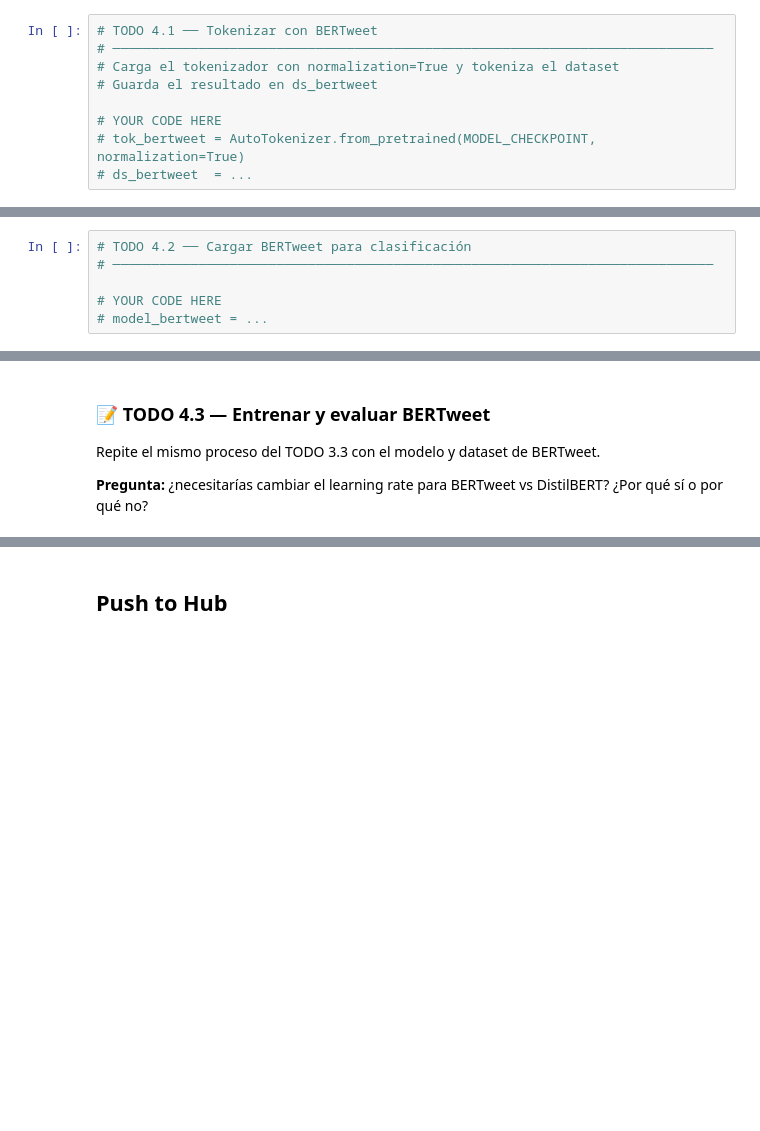
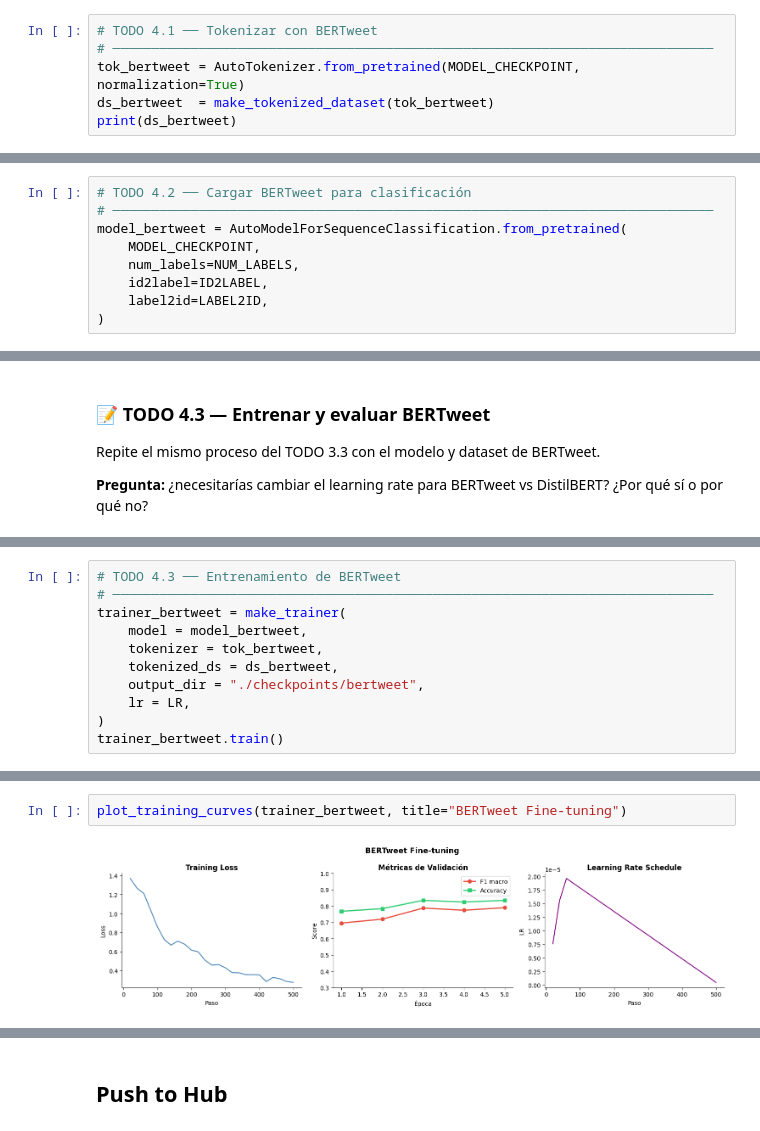
Before and after one commit to mjbernalv/deep-learning-mjbv-20261, a Jupyter notebook: Workshop 4 - NLP/tweeteval-part-4-bertweet.ipynb, the cells around one changed output, grey strips where cells are left out. Cells and saved outputs as stored; diff of their text form; blank space fills up the shorter version.

Commit message:
Add bertweet notebook to tweeteval

```diff
--- a/Workshop 4 - NLP/tweeteval-part-4-bertweet.ipynb
+++ b/Workshop 4 - NLP/tweeteval-part-4-bertweet.ipynb
@@ -26,9 +52,6 @@ Importante: carga el tokenizador con `normalization=True`.
 # %%
 # TODO 4.1 ── Tokenizar con BERTweet
 # ─────────────────────────────────────────────────────────────────────────────
-# Carga el tokenizador con normalization=True y tokeniza el dataset
-# Guarda el resultado en ds_bertweet
-
-# YOUR CODE HERE
-# tok_bertweet = AutoTokenizer.from_pretrained(MODEL_CHECKPOINT, normalization=True)
-# ds_bertweet  = ...
+tok_bertweet = AutoTokenizer.from_pretrained(MODEL_CHECKPOINT, normalization=True)
+ds_bertweet  = make_tokenized_dataset(tok_bertweet)
+print(ds_bertweet)
@@ -39,6 +77,9 @@ Mismo procedimiento que con DistilBERT pero con `MODEL_CHECKPOINT`. Imprime el n
 # %%
 # TODO 4.2 ── Cargar BERTweet para clasificación
 # ─────────────────────────────────────────────────────────────────────────────
-
-# YOUR CODE HERE
-# model_bertweet = ...
+model_bertweet = AutoModelForSequenceClassification.from_pretrained(
+    MODEL_CHECKPOINT,
+    num_labels=NUM_LABELS,
+    id2label=ID2LABEL,
+    label2id=LABEL2ID,
+)
@@ -56,0 +127,11 @@ Repite el mismo proceso del TODO 3.3 con el modelo y dataset de BERTweet.
+# %%
+# TODO 4.3 ── Entrenamiento de BERTweet
+# ─────────────────────────────────────────────────────────────────────────────
+trainer_bertweet = make_trainer(
+    model = model_bertweet,
+    tokenizer = tok_bertweet,
+    tokenized_ds = ds_bertweet,
+    output_dir = "./checkpoints/bertweet",
+    lr = LR,
+)
+trainer_bertweet.train()
@@ -56,0 +149,4 @@ Repite el mismo proceso del TODO 3.3 con el modelo y dataset de BERTweet.
+# %%
+plot_training_curves(trainer_bertweet, title="BERTweet Fine-tuning")
+# %% [output]
+[figure, added]
```
Also changed, not shown: parts of 13 cells of this notebook.
